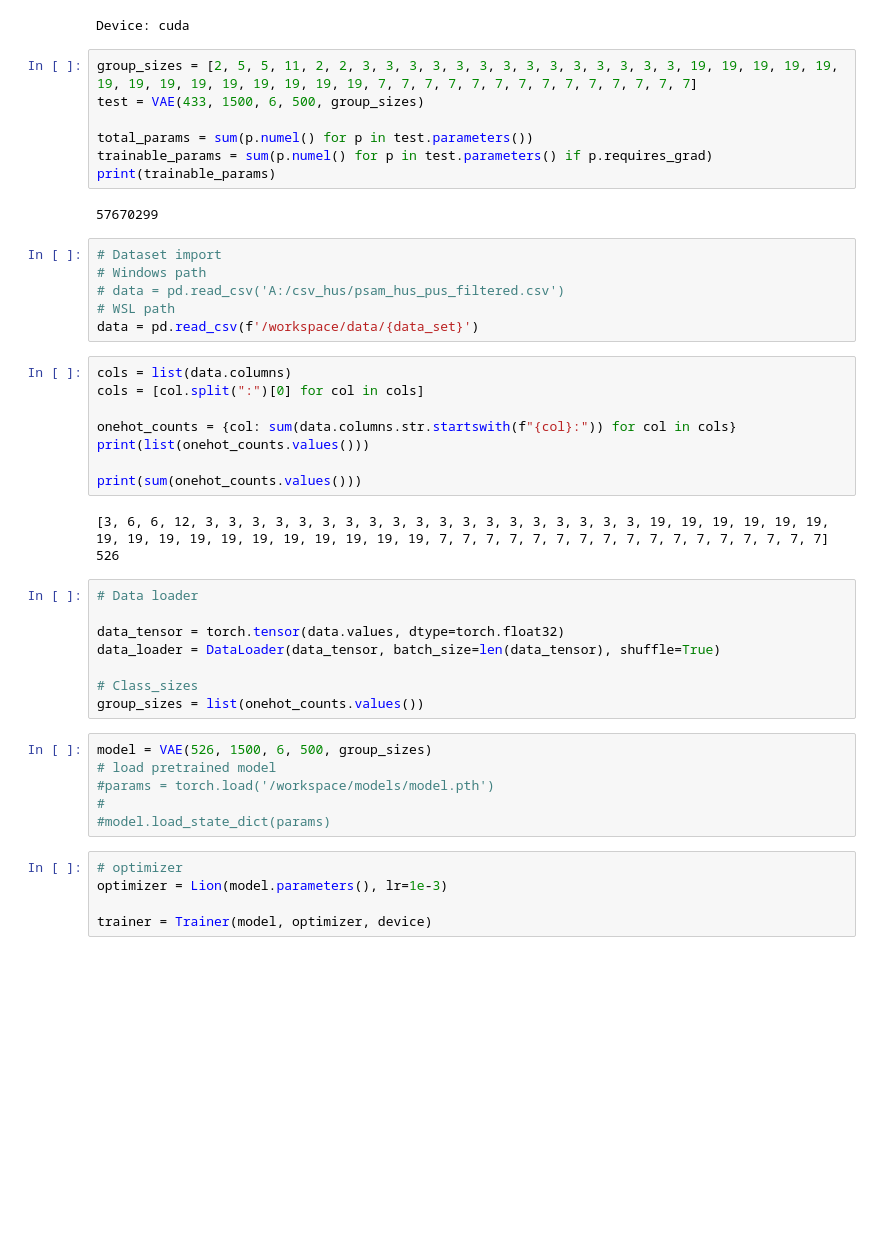
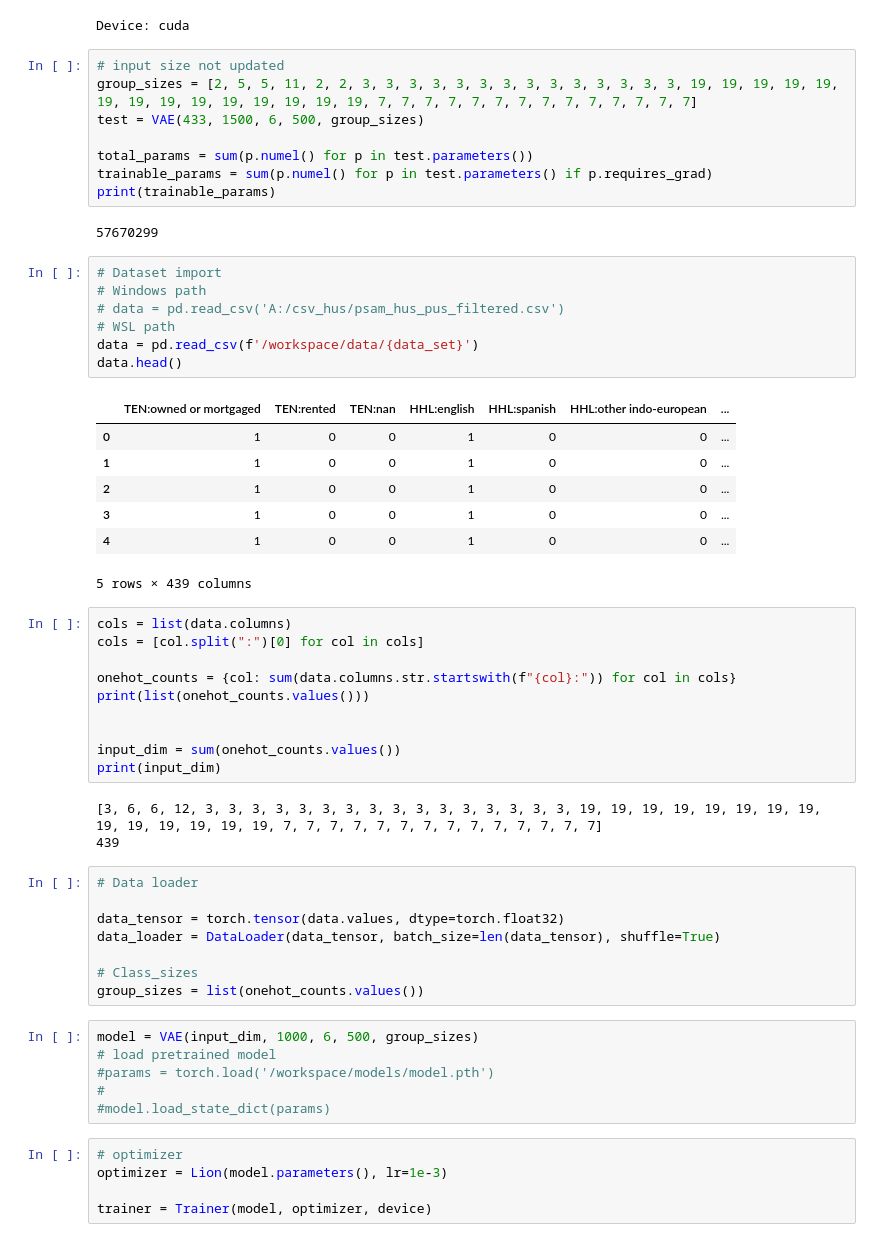
Before and after one commit to fabi-kb/GNN_Project, a Jupyter notebook: training.ipynb, the cells around one changed output. Saved outputs shown, nothing was run; the diff lists cells and outputs as text; blank space fills up the shorter version.

```diff
--- a/training.ipynb
+++ b/training.ipynb
@@ -25,6 +56,7 @@ print(f"Device: {device}")
 # %% [output]
 Device: cuda
 # %%
+# input size not updated
 group_sizes = [2, 5, 5, 11, 2, 2, 3, 3, 3, 3, 3, 3, 3, 3, 3, 3, 3, 3, 3, 3, 19, 19, 19, 19, 19, 19, 19, 19, 19, 19, 19, 19, 19, 19, 7, 7, 7, 7, 7, 7, 7, 7, 7, 7, 7, 7, 7, 7]
 test = VAE(433, 1500, 6, 500, group_sizes)
 
@@ -36,9 +68,18 @@ print(trainable_params)
 # %%
 # Dataset import
 # Windows path
 # data = pd.read_csv('A:/csv_hus/psam_hus_pus_filtered.csv')
 # WSL path
 data = pd.read_csv(f'/workspace/data/{data_set}')
+data.head()
+# %% [output]
+|  | TEN:owned or mortgaged | TEN:rented | TEN:nan | HHL:english | HHL:spanish | HHL:other indo-european | ... |
+| 0 | 1 | 0 | 0 | 1 | 0 | 0 | ... |
+| 1 | 1 | 0 | 0 | 1 | 0 | 0 | ... |
+| 2 | 1 | 0 | 0 | 1 | 0 | 0 | ... |
+| 3 | 1 | 0 | 0 | 1 | 0 | 0 | ... |
+| 4 | 1 | 0 | 0 | 1 | 0 | 0 | ... |
+5 rows × 439 columns
 # %%
 cols = list(data.columns)
 cols = [col.split(":")[0] for col in cols]
@@ -46,10 +87,12 @@ cols = [col.split(":")[0] for col in cols]
 onehot_counts = {col: sum(data.columns.str.startswith(f"{col}:")) for col in cols}
 print(list(onehot_counts.values()))
 
-print(sum(onehot_counts.values()))
+
+input_dim = sum(onehot_counts.values())
+print(input_dim)
 # %% [output]
-[3, 6, 6, 12, 3, 3, 3, 3, 3, 3, 3, 3, 3, 3, 3, 3, 3, 3, 3, 3, 3, 3, 3, 19, 19, 19, 19, 19, 19, 19, 19, 19, 19, 19, 19, 19, 19, 19, 19, 19, 7, 7, 7, 7, 7, 7, 7, 7, 7, 7, 7, 7, 7, 7, 7, 7, 7]
-526
+[3, 6, 6, 12, 3, 3, 3, 3, 3, 3, 3, 3, 3, 3, 3, 3, 3, 3, 3, 3, 19, 19, 19, 19, 19, 19, 19, 19, 19, 19, 19, 19, 19, 19, 7, 7, 7, 7, 7, 7, 7, 7, 7, 7, 7, 7, 7, 7]
+439
 # %%
 # Data loader
 
@@ -59,7 +102,7 @@ data_loader = DataLoader(data_tensor, batch_size=len(data_tensor), shuffle=True)
 # Class_sizes
 group_sizes = list(onehot_counts.values())
 # %%
-model = VAE(526, 1500, 6, 500, group_sizes)
+model = VAE(input_dim, 1000, 6, 500, group_sizes)
 # load pretrained model
 #params = torch.load('/workspace/models/model.pth')
 #
```
Also changed, not shown: parts of 8 cells of this notebook, 14 other files.
